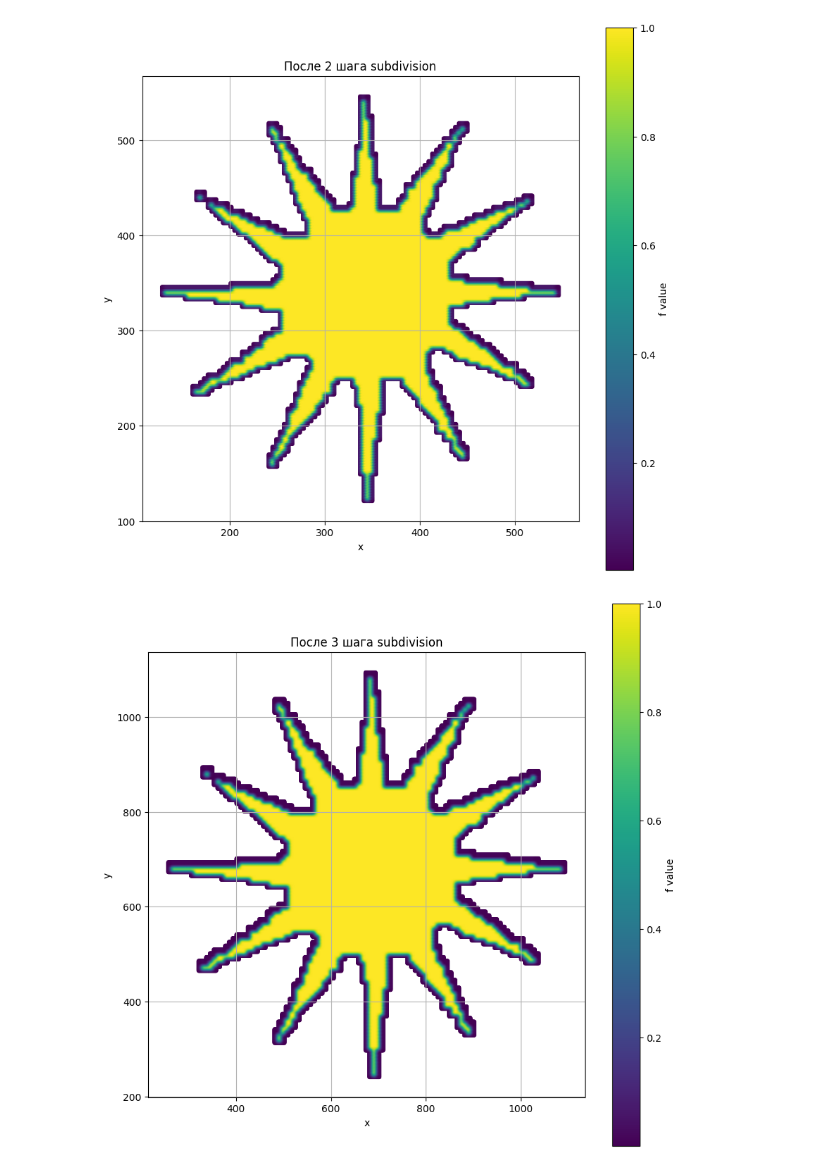
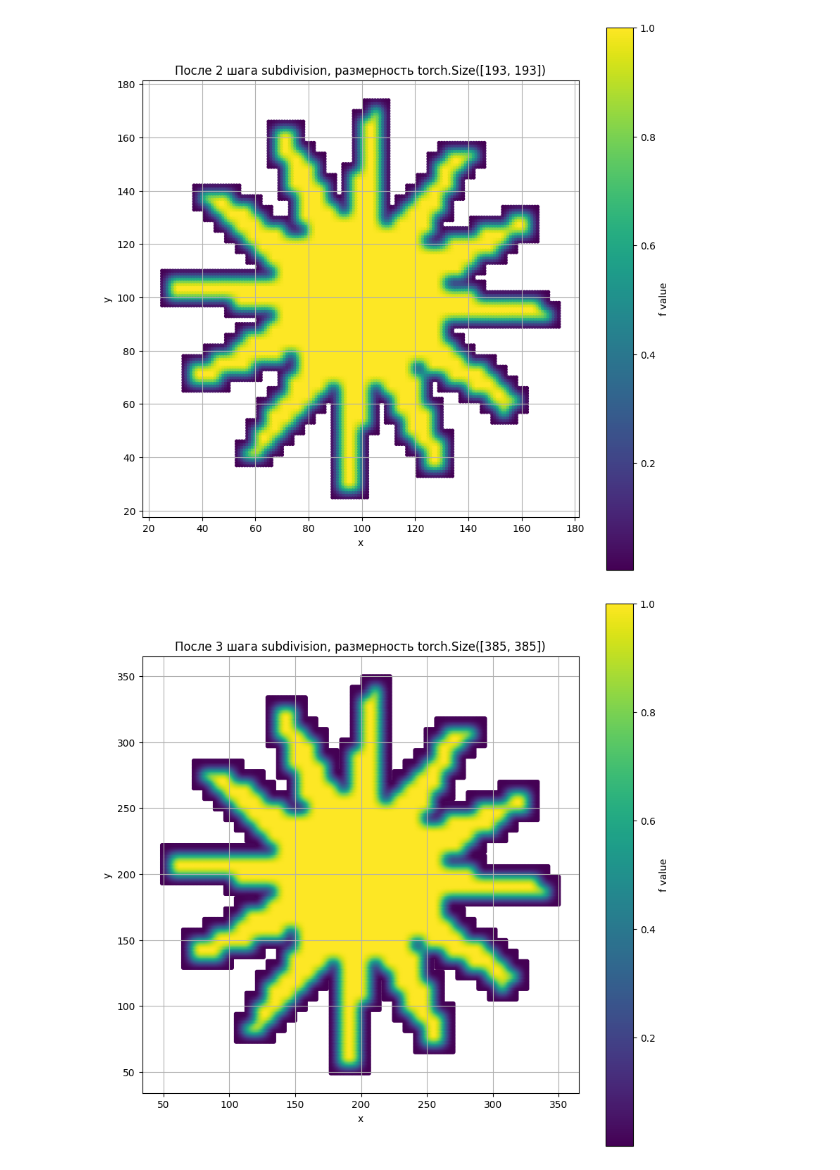
Before and after one commit to AlexanderShliakhturov/Application-of-subdivision-schemes-in-surface-approximation-problems, a Jupyter notebook: convs.ipynb, the cells around one changed output. Saved outputs shown, nothing was run; the diff lists cells and outputs as text; code cells hidden in the pictures.

```diff
--- a/convs.ipynb
+++ b/convs.ipynb
@@ -104,5 +101,4 @@ def Sub_A_torch(mask: torch.Tensor, x_0: torch.Tensor):
     Up_x_padded = F.pad(Up_x, pads)
 
     conv_result = conv_func(Up_x_padded, kernel)
-
-    return conv_result.squeeze(0).squeeze(0)[:-1:1]
+    return conv_result.squeeze(0).squeeze(0)[(slice(None, -1),) * (conv_result.ndim - 2)]
@@ -261,9 +310,0 @@ plot_subdivision_points(
-# %%
-x = x0.clone()
-for i in range(2):
-    x = Sub_A_torch(mask, x)
-    plot_subdivision_points(
-        x,
-        threshold=0.9,
-        title=f"После {i+1} шага subdivision"
-    )
@@ -273,5 +311,5 @@ for i in range(2):
 # %%
-coef = 4
+coef = 3.5
 
 raw_data = np.loadtxt('./models/Turbine.txt').reshape(-1)
 int_cast_data = np.trunc(raw_data*coef*np.power(10,0)).astype(int).reshape(-1, 3)
@@ -358,5 +398,5 @@ plot_subdivision_points(
 # %%
-step = 1
+step = 4
 mask = torch.tensor([0, 1, 3, 3, 1], dtype=torch.float32) / 4
 
 turbine_slice_conv_filled_sub = turbine_slice_conv_filled.clone()[::step,::step]
@@ -365,7 +405,7 @@ for i in range(3):
     plot_subdivision_points(
         turbine_slice_conv_filled_sub,
         threshold=0.00,
-        title=f"После {i+1} шага subdivision",
+        title=f"После {i+1} шага subdivision, размерность {turbine_slice_conv_filled_sub.shape}",
         figsize=(10,10)
     )
 # %% [output]
@@ -373,5 +413,5 @@ for i in range(3):
-[figure, old version]
+[figure, new version]
-[figure, old version]
+[figure, new version]
 # %%
 plot_subdivision_points(
         turbine_slice_conv_filled_sub,
```
Also changed, not shown: parts of 17 cells of this notebook, 16 other files.
